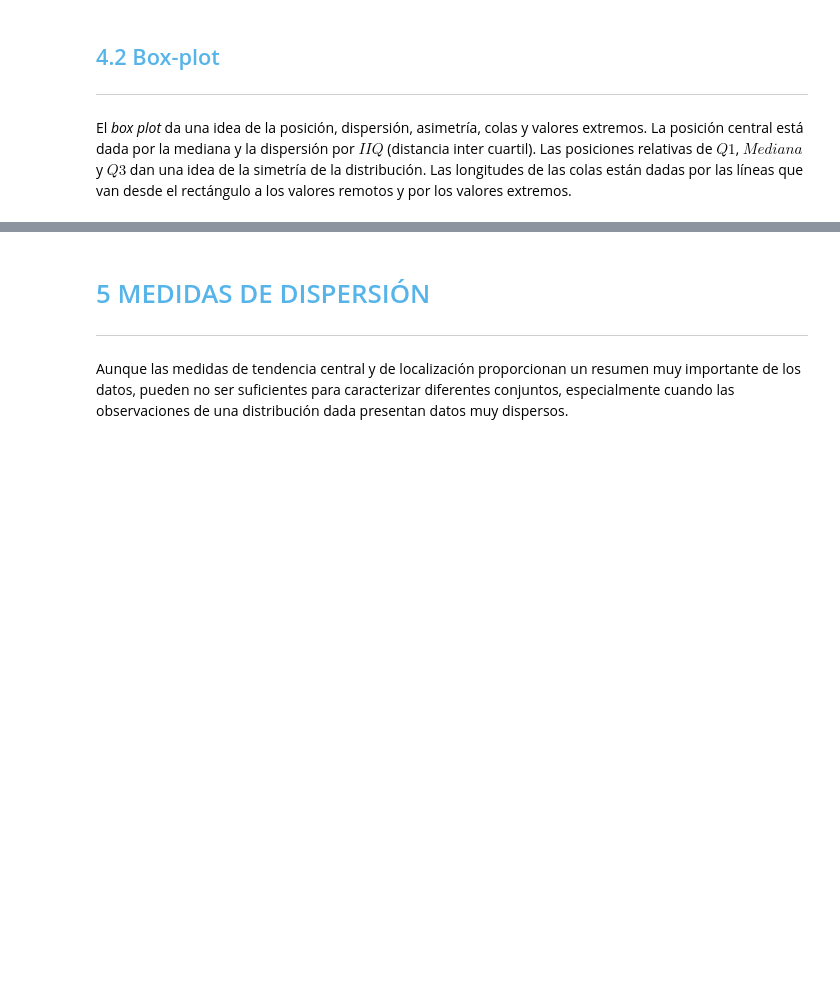
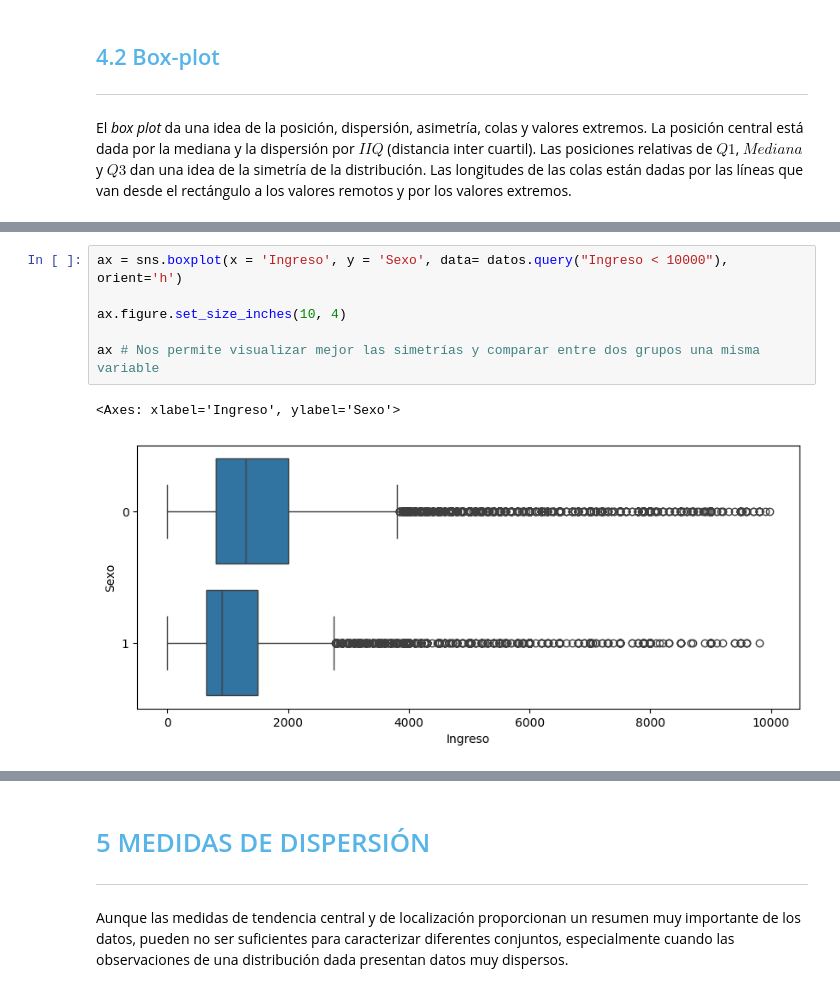
Before and after one commit to ivazquez-07/python_data_science_excersises, a Jupyter notebook: Curso-de-Estadistica-con-Python-Aula-1/Curso_de_Estadística_con_Python_1.ipynb, the cells around one changed output, grey strips where cells are left out. Cells and saved outputs as stored; diff of their text form; blank space fills up the shorter version.

```diff
--- a/Curso-de-Estadistica-con-Python-Aula-1/Curso_de_Estadística_con_Python_1.ipynb
+++ b/Curso-de-Estadistica-con-Python-Aula-1/Curso_de_Estadística_con_Python_1.ipynb
@@ -1110,0 +1129,9 @@ El *box plot* da una idea de la posición, dispersión, asimetría, colas y valo
+# %%
+ax = sns.boxplot(x = 'Ingreso', y = 'Sexo', data= datos.query("Ingreso < 10000"), orient='h')
+
+ax.figure.set_size_inches(10, 4)
+
+ax # Nos permite visualizar mejor las simetrías y comparar entre dos grupos una misma variable
+# %% [output]
+<Axes: xlabel='Ingreso', ylabel='Sexo'>
+[figure, added]
```
Also changed, not shown: parts of 7 cells of this notebook.
